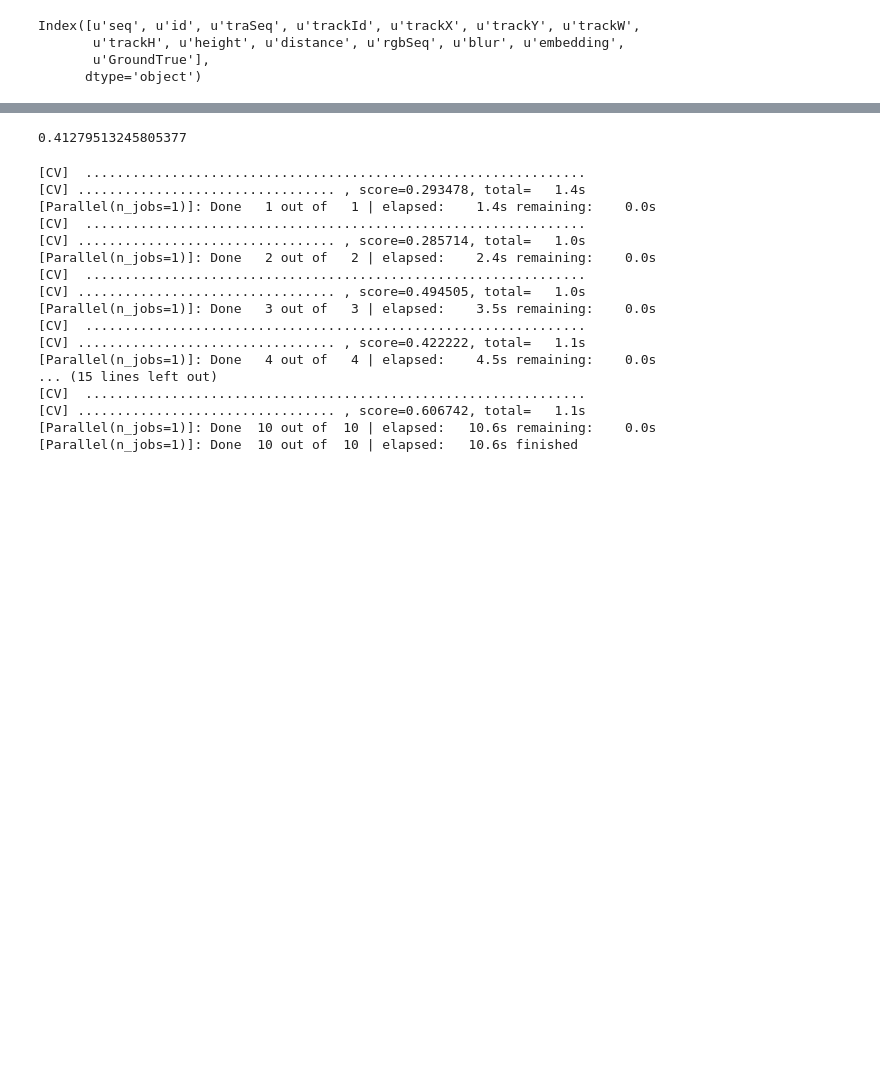
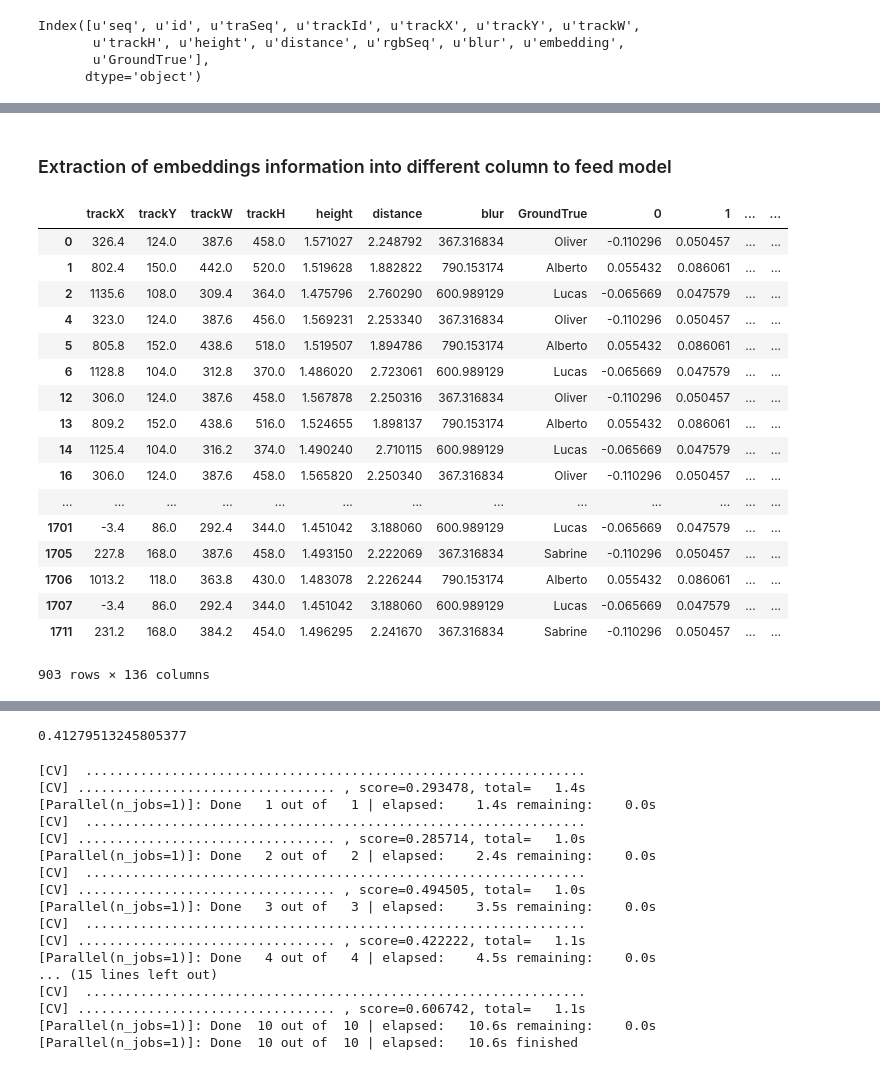
Before and after one commit to gbarrene/social_tracking, a Jupyter notebook: ML_height_face.ipynb, the cells around one changed output, grey strips where cells are left out. Saved outputs shown, nothing was run; the diff lists cells and outputs as text; code cells hidden in the pictures; blank space fills up the shorter version.

```diff
--- a/ML_height_face.ipynb
+++ b/ML_height_face.ipynb
@@ -73,12 +41,0 @@ Y = XY.GroundTrue
-# %%
-bestC = 100
-bestMean = 0
-
-for i in range(83, 85, 1):
-    print '**************************'
-    oneVsAll = OneVsRestClassifier(LinearSVC(C=i))
-    cross = cross_val_score(oneVsAll, X, Y, cv=10, verbose=10)
-    mean = cross.mean()
-    if bestMean < mean:
-        bestC = i
-        bestMean = mean
@@ -110,0 +63,10 @@ bestC
+# %% [markdown]
+### Extraction of embeddings information into different column to feed model
+# %%
+#Extract embedding informations and rearrange it into columns
+#(one column for each features - 128 columns in total)
+em = [[] for i in range(len(XY.iloc[0].embedding))]
+
+for index, r in XY.iterrows():
+    for column in range (len(XY.iloc[0].embedding)):
+         em[column].append(r.embedding[column])
@@ -110,0 +75,28 @@ bestC
+# %%
+#Insert nex feature's columns into dataframe
+for column in range (len(XY.iloc[0].embedding)):
+    XY[column] = em[column]
+# %%
+# Drop unuseful column
+XY.drop('embedding', 1, inplace=True)
+# %%
+XY
+# %% [output]
+|  | trackX | trackY | trackW | trackH | height | distance | blur | GroundTrue | 0 | 1 | ... | ... |
+| 0 | 326.4 | 124.0 | 387.6 | 458.0 | 1.571027 | 2.248792 | 367.316834 | Oliver | -0.110296 | 0.050457 | ... | ... |
+| 1 | 802.4 | 150.0 | 442.0 | 520.0 | 1.519628 | 1.882822 | 790.153174 | Alberto | 0.055432 | 0.086061 | ... | ... |
+| 2 | 1135.6 | 108.0 | 309.4 | 364.0 | 1.475796 | 2.760290 | 600.989129 | Lucas | -0.065669 | 0.047579 | ... | ... |
+| 4 | 323.0 | 124.0 | 387.6 | 456.0 | 1.569231 | 2.253340 | 367.316834 | Oliver | -0.110296 | 0.050457 | ... | ... |
+| 5 | 805.8 | 152.0 | 438.6 | 518.0 | 1.519507 | 1.894786 | 790.153174 | Alberto | 0.055432 | 0.086061 | ... | ... |
+| 6 | 1128.8 | 104.0 | 312.8 | 370.0 | 1.486020 | 2.723061 | 600.989129 | Lucas | -0.065669 | 0.047579 | ... | ... |
+| 12 | 306.0 | 124.0 | 387.6 | 458.0 | 1.567878 | 2.250316 | 367.316834 | Oliver | -0.110296 | 0.050457 | ... | ... |
+| 13 | 809.2 | 152.0 | 438.6 | 516.0 | 1.524655 | 1.898137 | 790.153174 | Alberto | 0.055432 | 0.086061 | ... | ... |
+| 14 | 1125.4 | 104.0 | 316.2 | 374.0 | 1.490240 | 2.710115 | 600.989129 | Lucas | -0.065669 | 0.047579 | ... | ... |
+| 16 | 306.0 | 124.0 | 387.6 | 458.0 | 1.565820 | 2.250340 | 367.316834 | Oliver | -0.110296 | 0.050457 | ... | ... |
+| ... | ... | ... | ... | ... | ... | ... | ... | ... | ... | ... | ... | ... |
+| 1701 | -3.4 | 86.0 | 292.4 | 344.0 | 1.451042 | 3.188060 | 600.989129 | Lucas | -0.065669 | 0.047579 | ... | ... |
+| 1705 | 227.8 | 168.0 | 387.6 | 458.0 | 1.493150 | 2.222069 | 367.316834 | Sabrine | -0.110296 | 0.050457 | ... | ... |
+| 1706 | 1013.2 | 118.0 | 363.8 | 430.0 | 1.483078 | 2.226244 | 790.153174 | Alberto | 0.055432 | 0.086061 | ... | ... |
+| 1707 | -3.4 | 86.0 | 292.4 | 344.0 | 1.451042 | 3.188060 | 600.989129 | Lucas | -0.065669 | 0.047579 | ... | ... |
+| 1711 | 231.2 | 168.0 | 384.2 | 454.0 | 1.496295 | 2.241670 | 367.316834 | Sabrine | -0.110296 | 0.050457 | ... | ... |
+903 rows × 136 columns
```
Also changed, not shown: parts of 50 cells of this notebook.
